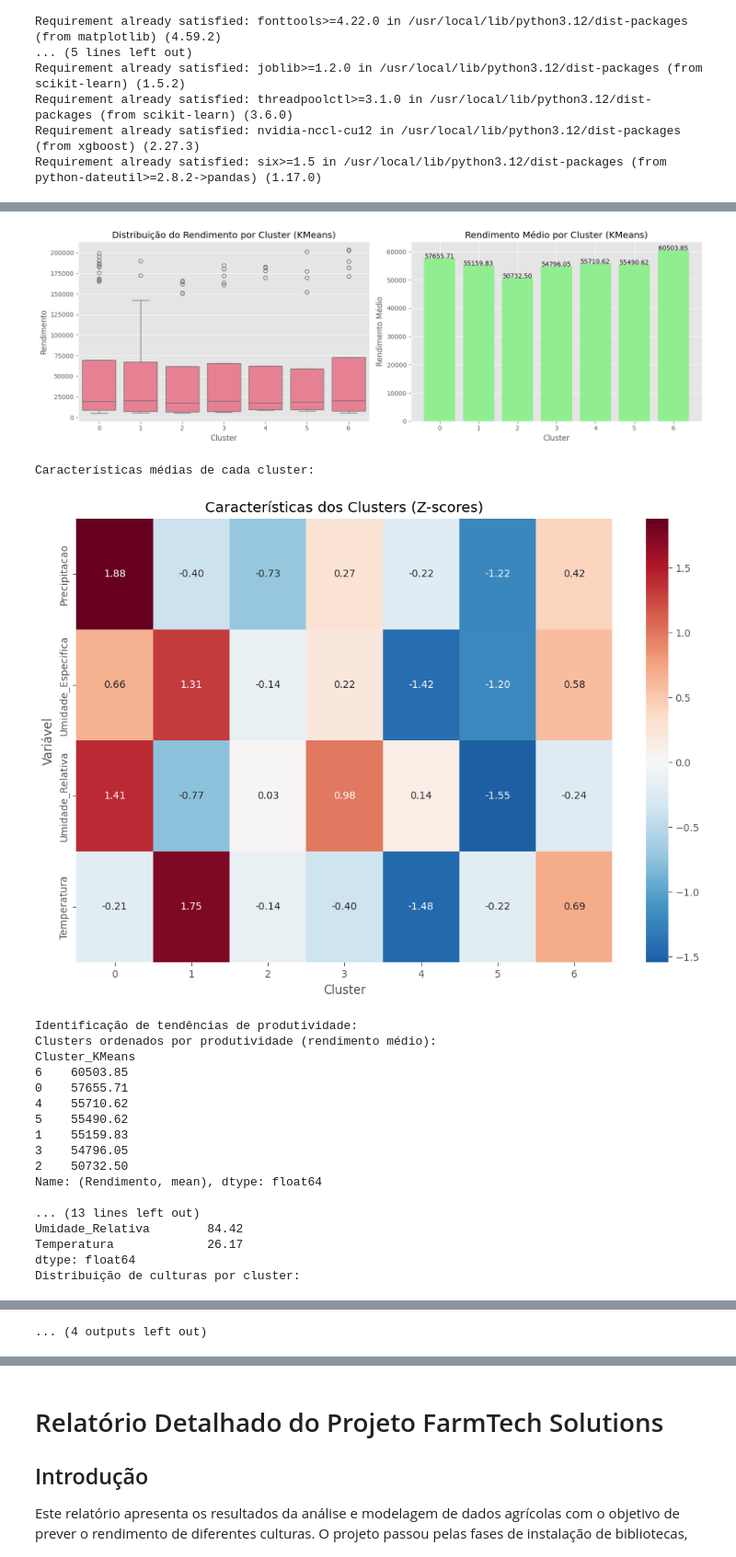
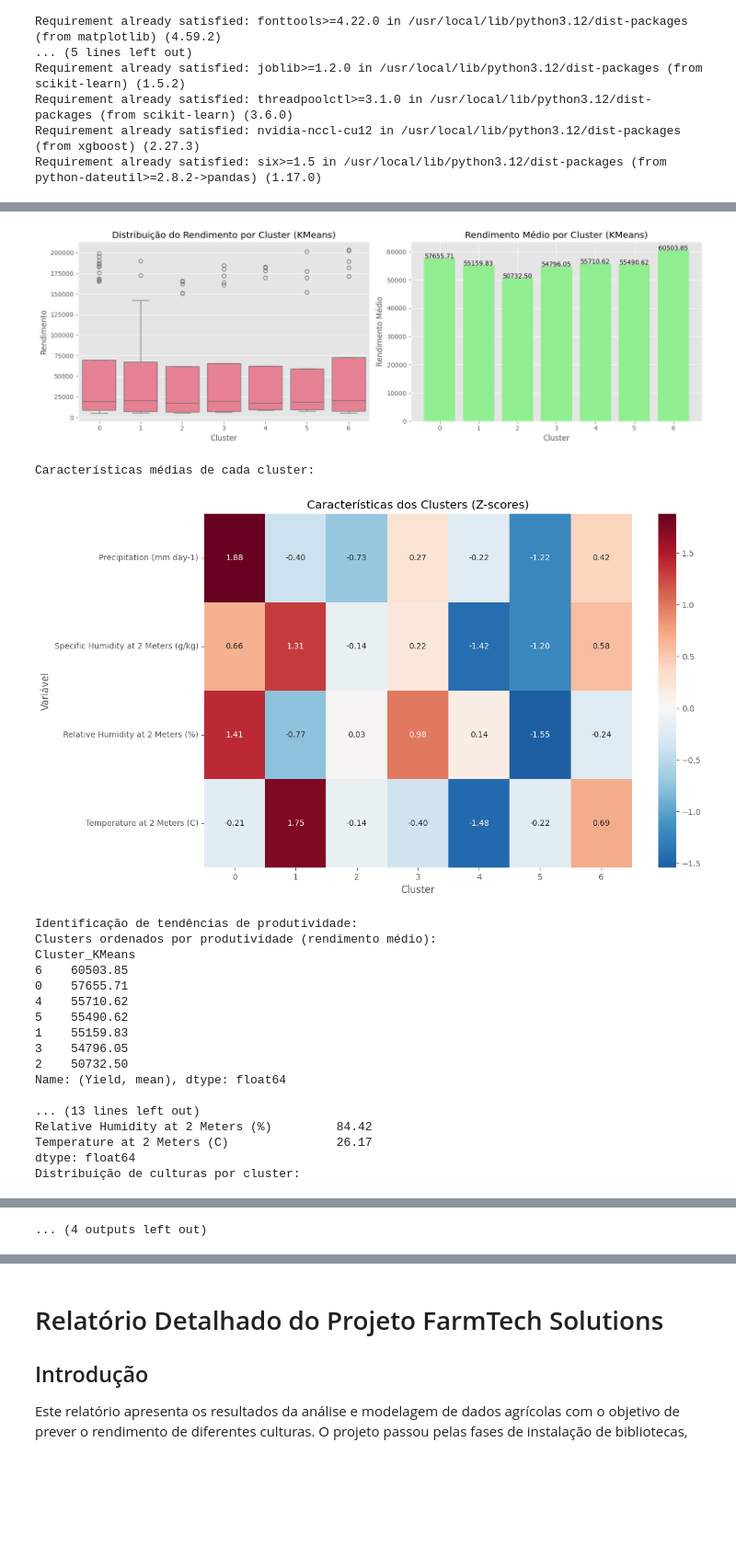
Before and after one commit to Nico-Araujo/FarmTech, a Jupyter notebook: notebooks/NicolasAntonioSilvaAraujo_rm566307_pbl_fase5.ipynb, the cells around one changed output, grey strips where cells are left out. Shown at 92% size. Cells and saved outputs as stored; diff of their text form; code cells hidden in the pictures; blank space fills up the shorter version.

```diff
--- a/notebooks/NicolasAntonioSilvaAraujo_rm566307_pbl_fase5.ipynb
+++ b/notebooks/NicolasAntonioSilvaAraujo_rm566307_pbl_fase5.ipynb
@@ -52,14 +52,20 @@ print("Bibliotecas importadas com sucesso!")
 
 # %%
 # Carregamento dos dados
-from google.colab import files
-uploaded = files.upload()
+# Verificar se o arquivo já existe antes de tentar fazer upload
+file_path = 'crop_yield.csv'
+if not os.path.exists(file_path):
+    from google.colab import files
+    uploaded = files.upload()
+    # Verificar se o arquivo foi carregado
+    import io
+    df = pd.read_csv(io.BytesIO(uploaded[file_path]))
+    print("Dados carregados com sucesso via upload!")
+else:
+    df = pd.read_csv(file_path)
+    print(f"Arquivo '{file_path}' já existe. Carregando dados diretamente.")
 
-# %%
-# Verificar se o arquivo foi carregado
-import io
-df = pd.read_csv(io.BytesIO(uploaded['crop_yield.csv']))
-print("Dados carregados com sucesso!")
+
 print(f"Dimensões do dataset: {df.shape}")
 print(f"Colunas disponíveis: {list(df.columns)}")
 
@@ -582,10 +595,10 @@ print(f"KMeans - Davies-Bouldin Score: {davies_kmeans:.3f}")
 print("Análise do rendimento médio por cluster (KMeans):")
 cluster_analysis = df.groupby('Cluster_KMeans').agg({
     target_col: ['mean', 'std', 'count'],
-    'Precipitacao': 'mean',
-    'Temperatura': 'mean',
-    'Umidade_Relativa': 'mean',
-    'Umidade_Especifica': 'mean'
+    'Precipitation (mm day-1)': 'mean',
+    'Temperature at 2 Meters (C)': 'mean',
+    'Relative Humidity at 2 Meters (%)': 'mean',
+    'Specific Humidity at 2 Meters (g/kg)': 'mean'
 }).round(2)
 
 display(cluster_analysis)
@@ -748,6 +761,6 @@ Análise do rendimento médio por cluster (KMeans):
 [figure]
 Características médias de cada cluster:
-[figure, old version]
+[figure, new version]
 Identificação de tendências de produtividade:
 Clusters ordenados por produtividade (rendimento médio):
 Cluster_KMeans
@@ -758,11 +771,11 @@ Cluster_KMeans
 1    55159.83
 3    54796.05
 2    50732.50
-Name: (Rendimento, mean), dtype: float64
+Name: (Yield, mean), dtype: float64
 
 ... (13 lines left out)
-Umidade_Relativa        84.42
-Temperatura             26.17
+Relative Humidity at 2 Meters (%)         84.42
+Temperature at 2 Meters (C)               26.17
 dtype: float64
 Distribuição de culturas por cluster:
 | Cluster_KMeans | 0 | 1 | 2 | 3 | 4 | 5 | 6 |
```
Also changed, not shown: parts of 4 cells of this notebook.
